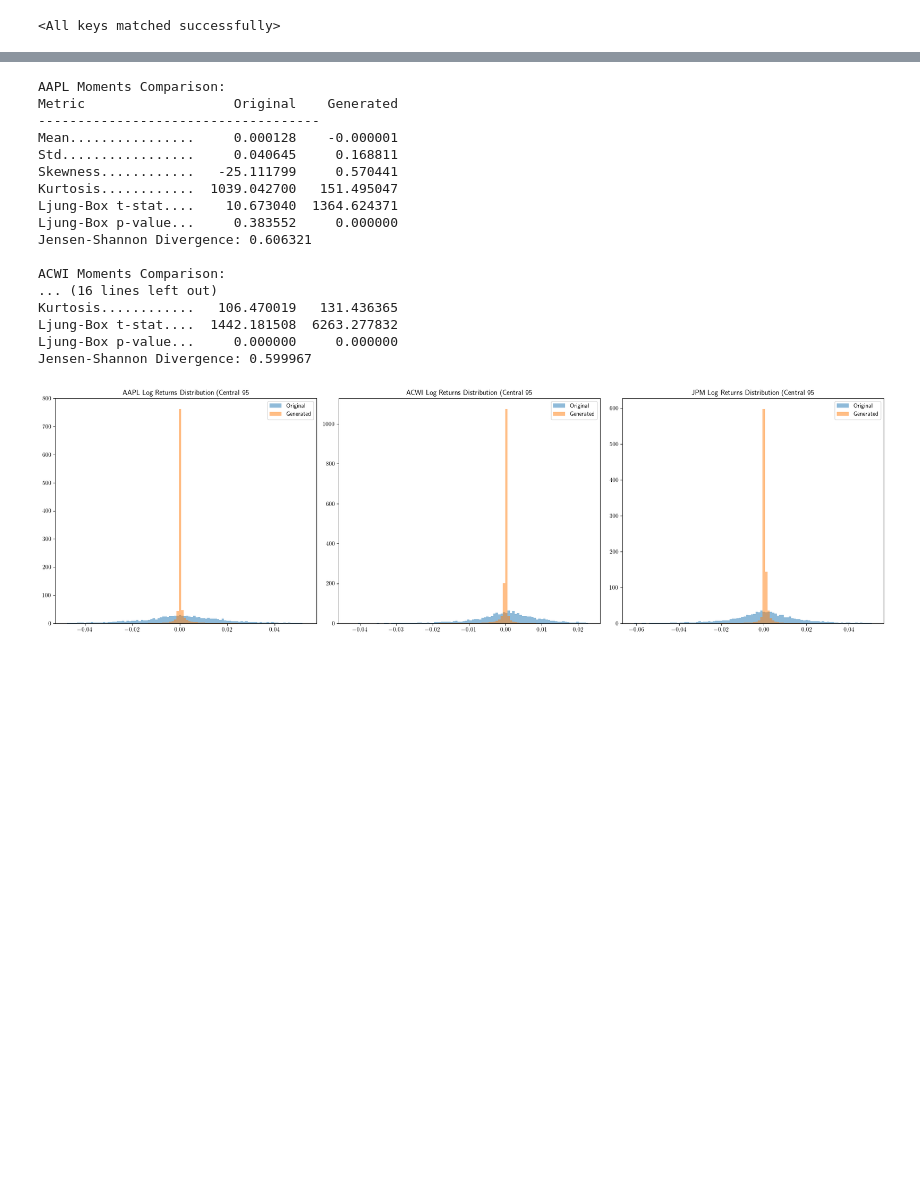
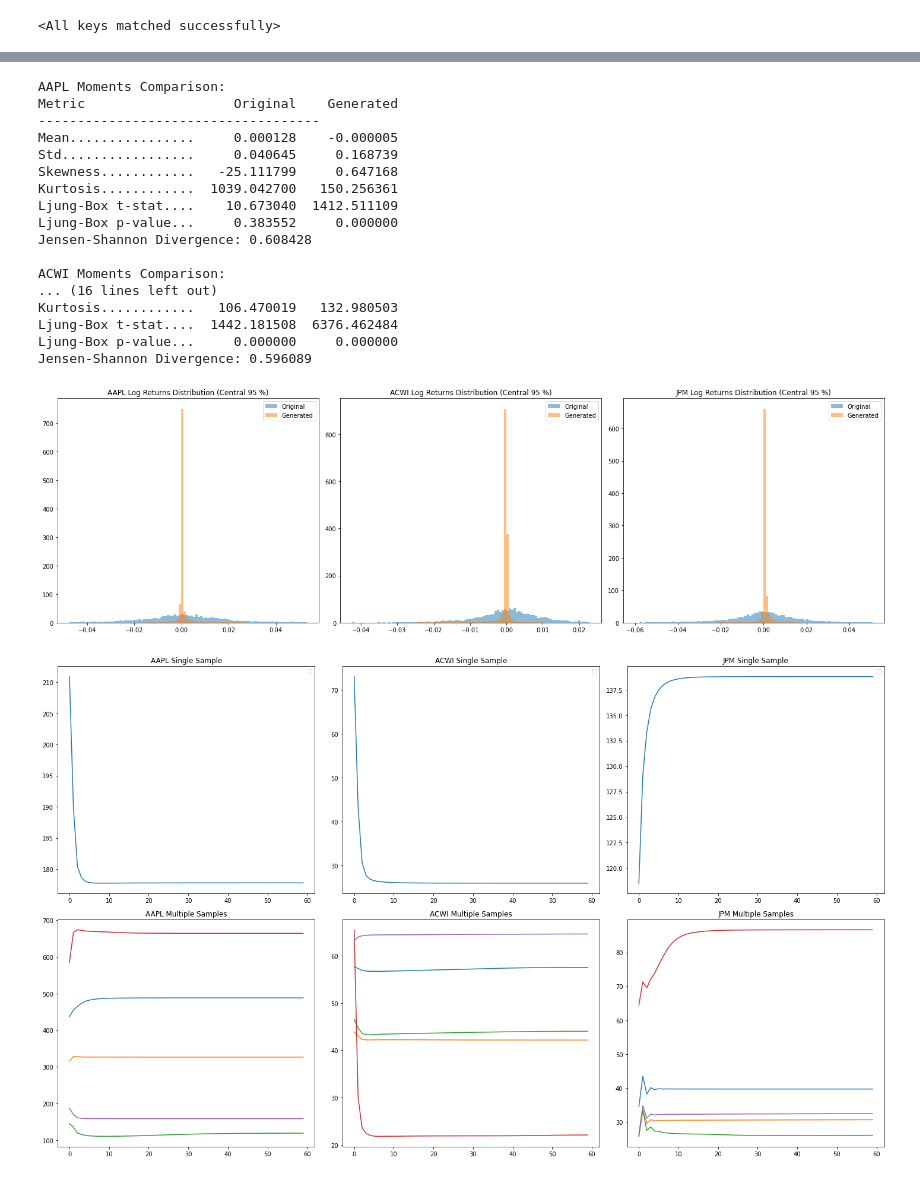
Before and after one commit to mariodematteis/ml-ii-final-project, a Jupyter notebook: evaluation/LSTM/lstm_evaluation.ipynb, the cells around one changed output, grey strips where cells are left out. Saved outputs shown, nothing was run; the diff lists cells and outputs as text; code cells hidden in the pictures; blank space fills up the shorter version.

```diff
--- a/evaluation/LSTM/lstm_evaluation.ipynb
+++ b/evaluation/LSTM/lstm_evaluation.ipynb
@@ -18,7 +18,7 @@ import torch.nn as nn
 import matplotlib.pyplot as plt
 import pandas as pd
 
-plt.rcParams.update({"figure.figsize": (8, 6), "text.usetex": True})
+plt.rcParams.update({"figure.figsize": (8, 6)})
 
 GENERATOR_KEYWORD: str = "GENERATOR"
 DISCRIMINATOR_KEYWORD: str = "DISCRIMINATOR"
@@ -336,18 +336,65 @@ plt.show()
 AAPL Moments Comparison:
 Metric                   Original    Generated
 ------------------------------------
-Mean................     0.000128    -0.000001
-Std.................     0.040645     0.168811
-Skewness............   -25.111799     0.570441
-Kurtosis............  1039.042700   151.495047
-Ljung-Box t-stat....    10.673040  1364.624371
+Mean................     0.000128    -0.000005
+Std.................     0.040645     0.168739
+Skewness............   -25.111799     0.647168
+Kurtosis............  1039.042700   150.256361
+Ljung-Box t-stat....    10.673040  1412.511109
 Ljung-Box p-value...     0.383552     0.000000
-Jensen-Shannon Divergence: 0.606321
+Jensen-Shannon Divergence: 0.608428
 
 ACWI Moments Comparison:
 ... (16 lines left out)
-Kurtosis............   106.470019   131.436365
-Ljung-Box t-stat....  1442.181508  6263.277832
+Kurtosis............   106.470019   132.980503
+Ljung-Box t-stat....  1442.181508  6376.462484
 Ljung-Box p-value...     0.000000     0.000000
-Jensen-Shannon Divergence: 0.599967
+Jensen-Shannon Divergence: 0.596089
-[figure, old version]
+[figure, new version]
+# %%
+n_samples_single = 1
+n_samples_multiple = 5
+fig = plt.figure(figsize=(20, 12))
+gs = fig.add_gridspec(2, 3)
+
+tickers = [
+    (AAPL_TICKER, aapl_generator, aapl_min_max_scaler),
+    (ACWI_TICKER, acwi_generator, acwi_min_max_scaler),
+    (JPM_TICKER, jpm_generator, jpm_min_max_scaler)
+]
+
+# First row - single sample
+for idx, (ticker, generator, scaler) in enumerate(tickers):
+    ax = fig.add_subplot(gs[0, idx])
+
+    generator.eval()
+    with torch.no_grad():
+        input_tensor = torch.randn(n_samples_single, 1, 100)
+        output_tensor = generator(input_tensor[0])
+        ax.plot(
+            scaler.inverse_transform(output_tensor[0].numpy()),
+        )
+
+    ax.set_title(f"{ticker} Single Sample")
+    ax.legend()
+
+# Second row - multiple samples
+for idx, (ticker, generator, scaler) in enumerate(tickers):
+    ax = fig.add_subplot(gs[1, idx])
+
+    generator.eval()
+    with torch.no_grad():
+        input_tensor = torch.randn(n_samples_multiple, 1, 100)
+        for i in range(n_samples_multiple):
+            output_tensor = generator(input_tensor[i])
+            ax.plot(
+                scaler.inverse_transform(output_tensor[0].numpy()),
+                label=f"Sample {i+1}"
+            )
+
+    ax.set_title(f"{ticker} Multiple Samples")
+
+plt.tight_layout()
+plt.show()
+# %% [output]
+[figure, added]
```
Also changed, not shown: parts of 3 cells of this notebook, 10 other files.
